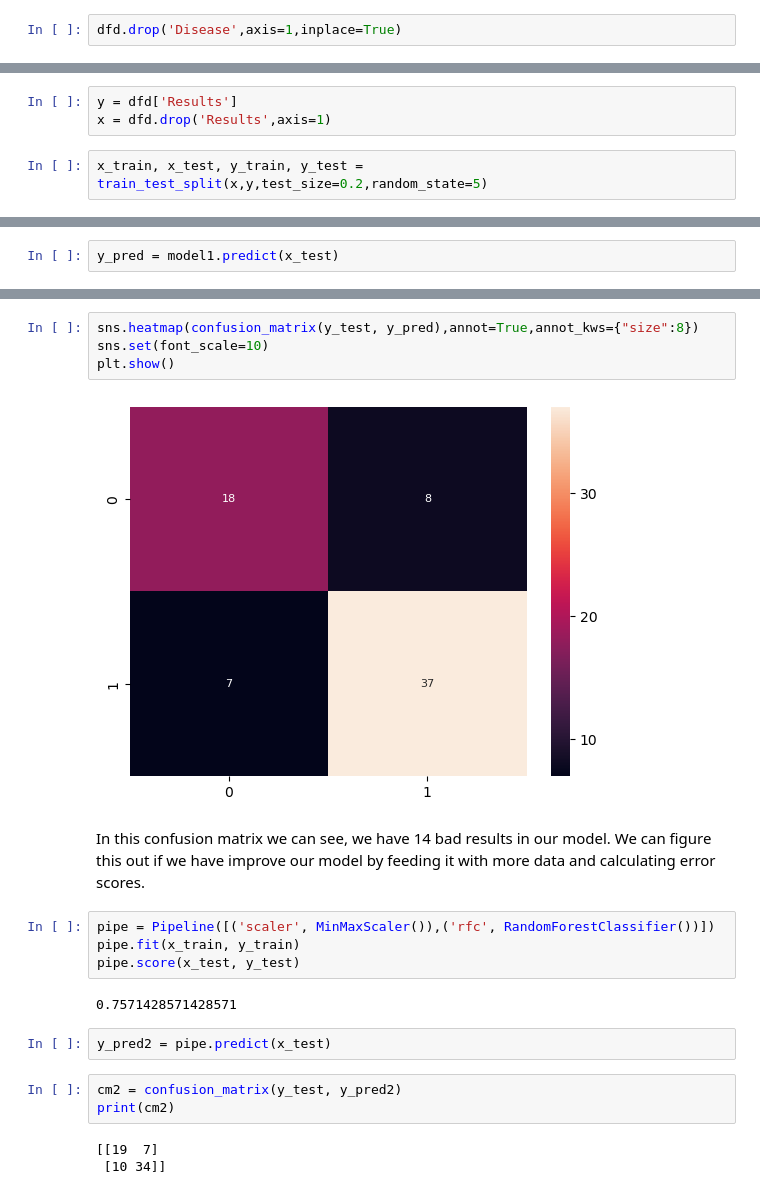
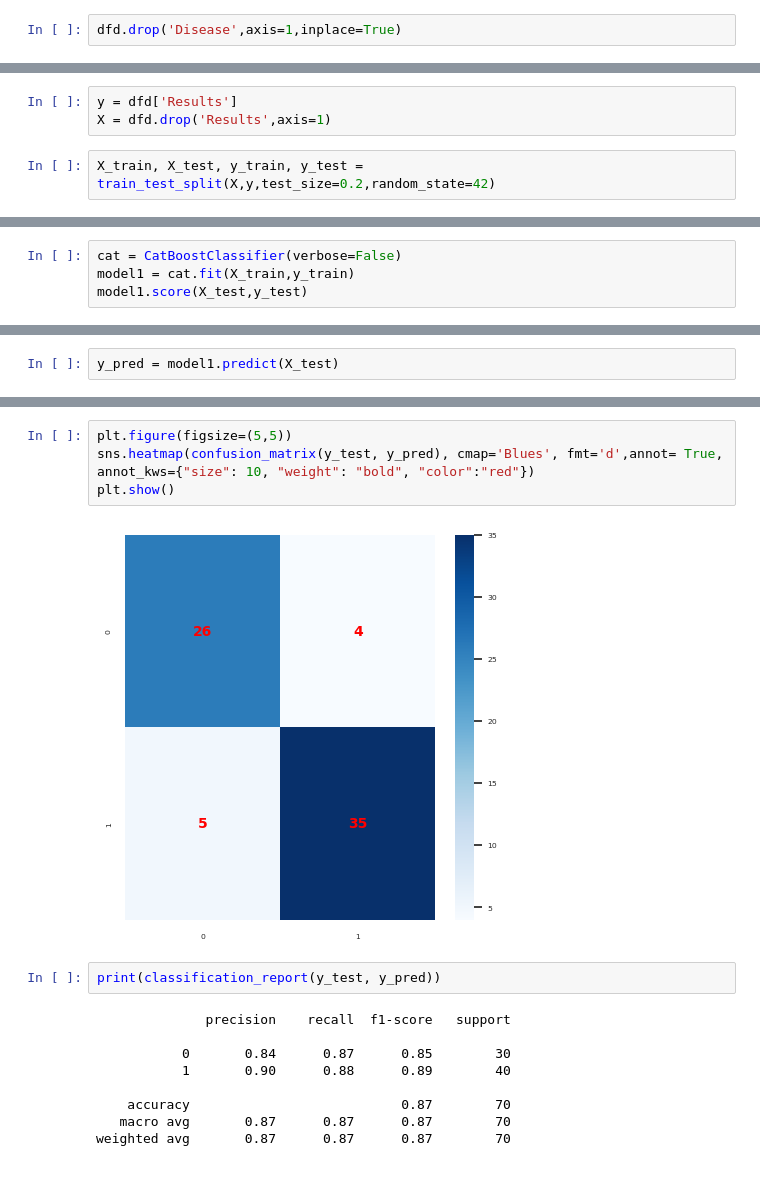
Before and after one commit to Mesutssmn/Gold-USD-Price-Prophet-Prediction, a Jupyter notebook: disease-symptoms-ml-modelling.ipynb, the cells around one changed output, grey strips where cells are left out. Saved outputs shown, nothing was run; the diff lists cells and outputs as text.

Commit message:
Kaggle Notebook | Disease Symptoms ML Modelling | Version 4

```diff
--- a/disease-symptoms-ml-modelling.ipynb
+++ b/disease-symptoms-ml-modelling.ipynb
@@ -216,5 +668,5 @@ dfd.drop('Disease',axis=1,inplace=True)
 # %%
 y = dfd['Results']
-x = dfd.drop('Results',axis=1)
+X = dfd.drop('Results',axis=1)
 # %%
-x_train, x_test, y_train, y_test = train_test_split(x,y,test_size=0.2,random_state=5)
+X_train, X_test, y_train, y_test = train_test_split(X,y,test_size=0.2,random_state=42)
@@ -246,0 +743,4 @@ model1.score(x_test,y_test)
+# %%
+cat = CatBoostClassifier(verbose=False)
+model1 = cat.fit(X_train,y_train)
+model1.score(X_test,y_test)
@@ -247,5 +749,5 @@ model1.score(x_test,y_test)
 # %%
-y_pred = model1.predict(x_test)
+y_pred = model1.predict(X_test)
 # %%
 y_pred
 # %% [output]
@@ -313,22 +797,17 @@ print(cm)
 # %%
-sns.heatmap(confusion_matrix(y_test, y_pred),annot=True,annot_kws={"size":8})
-sns.set(font_scale=10)
+plt.figure(figsize=(5,5))
+sns.heatmap(confusion_matrix(y_test, y_pred), cmap='Blues', fmt='d',annot= True, annot_kws={"size": 10, "weight": "bold", "color":"red"})
 plt.show()
 # %% [output]
-[figure, old version]
+[figure, new version]
-# %% [markdown]
-In this confusion matrix we can see, we have 14 bad results in our model. We can figure this out if we have improve our model by feeding it with more data and calculating error scores.
-# %%
-pipe = Pipeline([('scaler', MinMaxScaler()),('rfc', RandomForestClassifier())])
-pipe.fit(x_train, y_train)
-pipe.score(x_test, y_test)
-# %% [output]
-0.7571428571428571
-# %%
-y_pred2 = pipe.predict(x_test)
-# %%
-cm2 = confusion_matrix(y_test, y_pred2)
-print(cm2)
-# %% [output]
-[[19  7]
- [10 34]]
+# %%
+print(classification_report(y_test, y_pred))
+# %% [output]
+              precision    recall  f1-score   support
+
+           0       0.84      0.87      0.85        30
+           1       0.90      0.88      0.89        40
+
+    accuracy                           0.87        70
+   macro avg       0.87      0.87      0.87        70
+weighted avg       0.87      0.87      0.87        70
```
Also changed, not shown: parts of 91 cells of this notebook.
